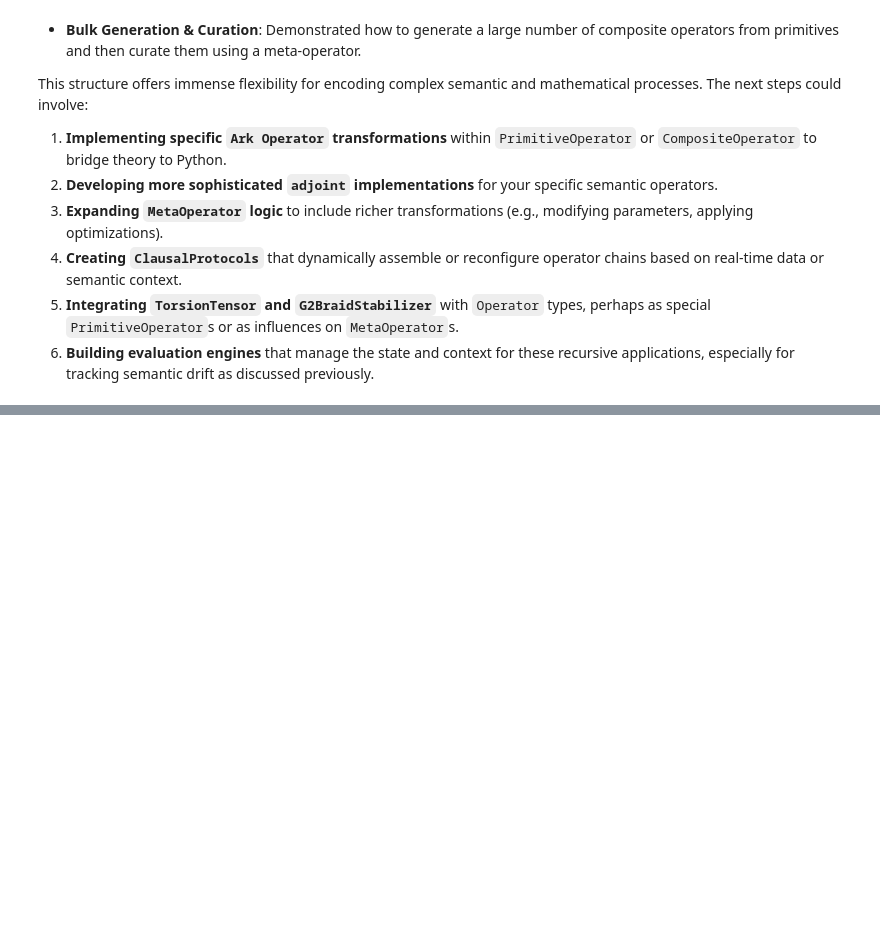
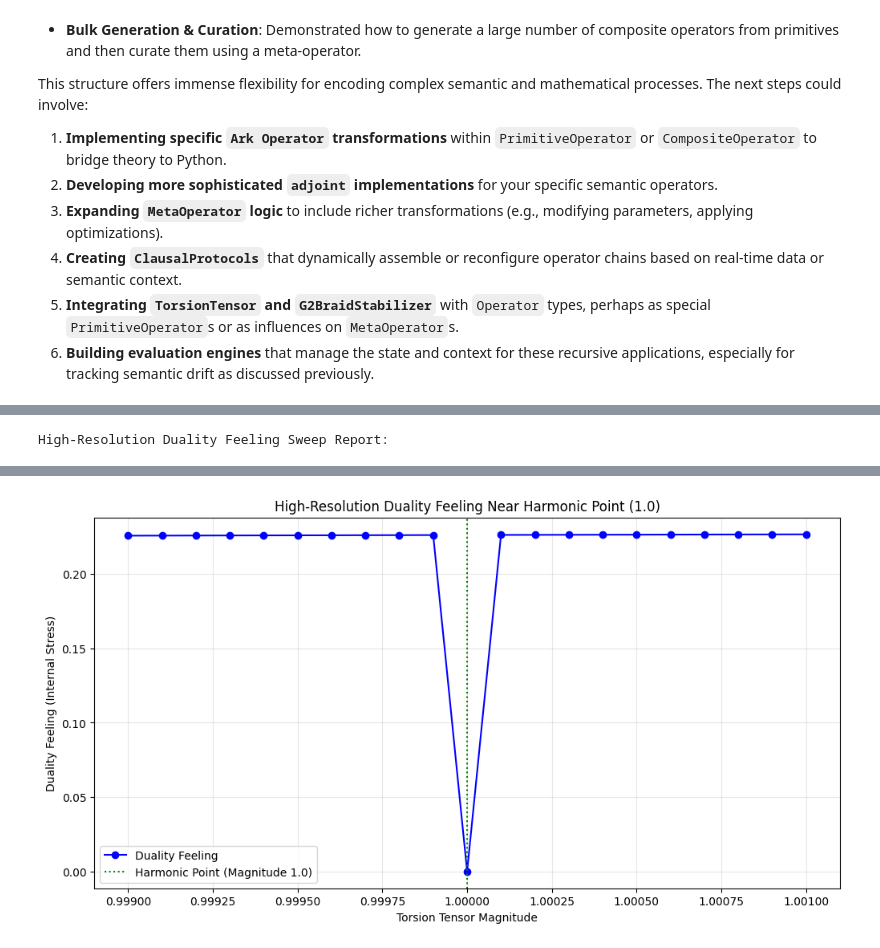
Before and after one commit to recursionlab/AI_LAB_session1, a Jupyter notebook: PF_QRFT.ipynb, the cells around one changed output, grey strips where cells are left out. Cells and saved outputs as stored; diff of their text form; code cells hidden in the pictures; blank space fills up the shorter version.

```diff
--- a/PF_QRFT.ipynb
+++ b/PF_QRFT.ipynb
@@ -2614,0 +7247,64 @@ test_reality_compiler.py::test_identity_operator_resolution PASSED       [100%]
+# %%
+import numpy as np
+import pandas as pd
+import matplotlib.pyplot as plt
+from reality_compiler.field.torsion import TorsionTensor
+from reality_compiler.operators.algebra import G2BraidStabilizer
+
+def high_resolution_duality_sweep():
+    # Tighter sweep around 1.0 with very high resolution
+    test_magnitudes = np.linspace(0.999, 1.001, 21) # 21 points between 0.999 and 1.001
+    results = []
+
+    # Initialize Stabilizer to see how it 'feels' the node
+    stabilizer = G2BraidStabilizer()
+
+    for mag in test_magnitudes:
+        # Construct matrix with specific magnitude
+        # Use a non-Hermitian matrix to ensure duality_feeling captures shear
+        matrix = np.eye(8) * mag
+        matrix[0, 1] = mag * 0.5 # Introduce some non-symmetric component
+        matrix[1, 0] = mag * 0.3 # Different non-symmetric component
+
+        tensor = TorsionTensor(matrix=matrix)
+
+        # Metric 1: Duality Feeling (Internal Stress)
+        feeling = tensor.duality_feeling()
+
+        # Metric 2: Stabilization Correction (How much does it need to correct?)
+        u, v, w = [np.random.rand(8, 8) for _ in range(3)]
+        _, _, _, _, correction_needed = stabilizer.stabilize(u, v, w, matrix)
+
+        # Metric 3: Spectral Radius
+        spec_rad = tensor.spectral_radius()
+
+        # Metric 4: Z2 Invariant
+        z2_invariant = tensor.z2_invariant()
+
+        results.append({
+            'Magnitude': round(mag, 6),
+            'Duality Feeling': feeling,
+            'Stabilization Correction': correction_needed,
+            'Spectral Radius': spec_rad,
+            'Z2 Invariant': z2_invariant
+        })
+
+    return pd.DataFrame(results)
+
+df_high_res_duality = high_resolution_duality_sweep()
+
+print("High-Resolution Duality Feeling Sweep Report:")
+display(df_high_res_duality)
+
+# Visualization for the tighter sweep
+plt.figure(figsize=(12, 6))
+plt.plot(df_high_res_duality['Magnitude'], df_high_res_duality['Duality Feeling'], 'b-o', label='Duality Feeling')
+plt.axvline(1.0, color='green', linestyle=':', label='Harmonic Point (Magnitude 1.0)')
+plt.title("High-Resolution Duality Feeling Near Harmonic Point (1.0)")
+plt.xlabel("Torsion Tensor Magnitude")
+plt.ylabel("Duality Feeling (Internal Stress)")
+plt.legend()
+plt.grid(True, alpha=0.3)
+plt.show()
+# %% [output]
+High-Resolution Duality Feeling Sweep Report:
@@ -2614,0 +7328 @@ test_reality_compiler.py::test_identity_operator_resolution PASSED       [100%]
+[figure, added]
```
Also changed, not shown: parts of 217 cells of this notebook.
